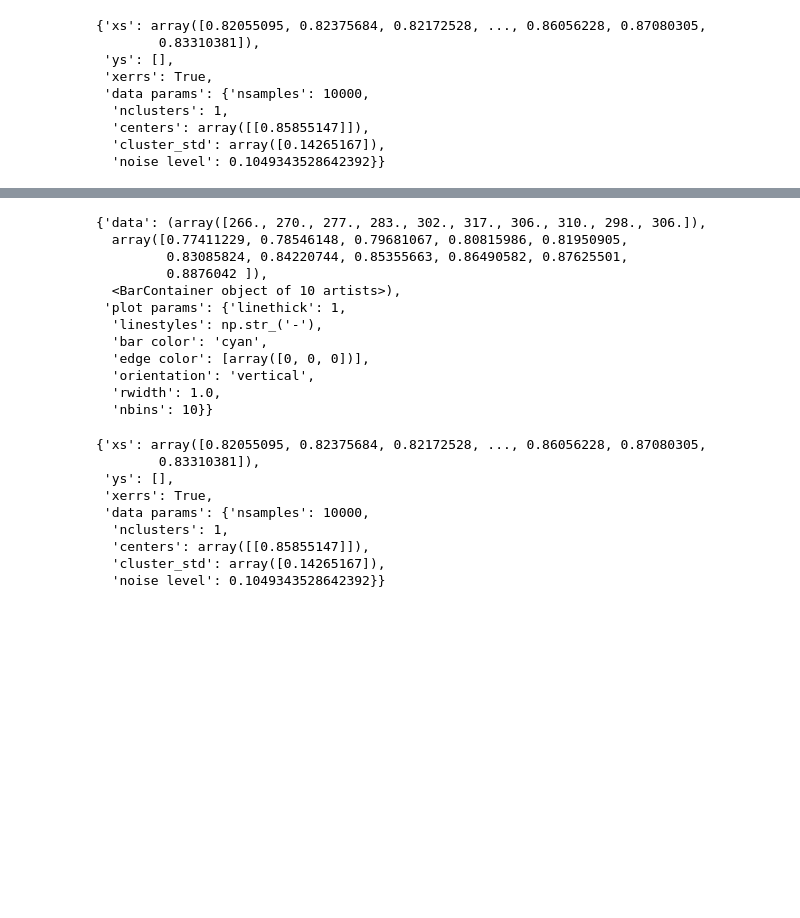
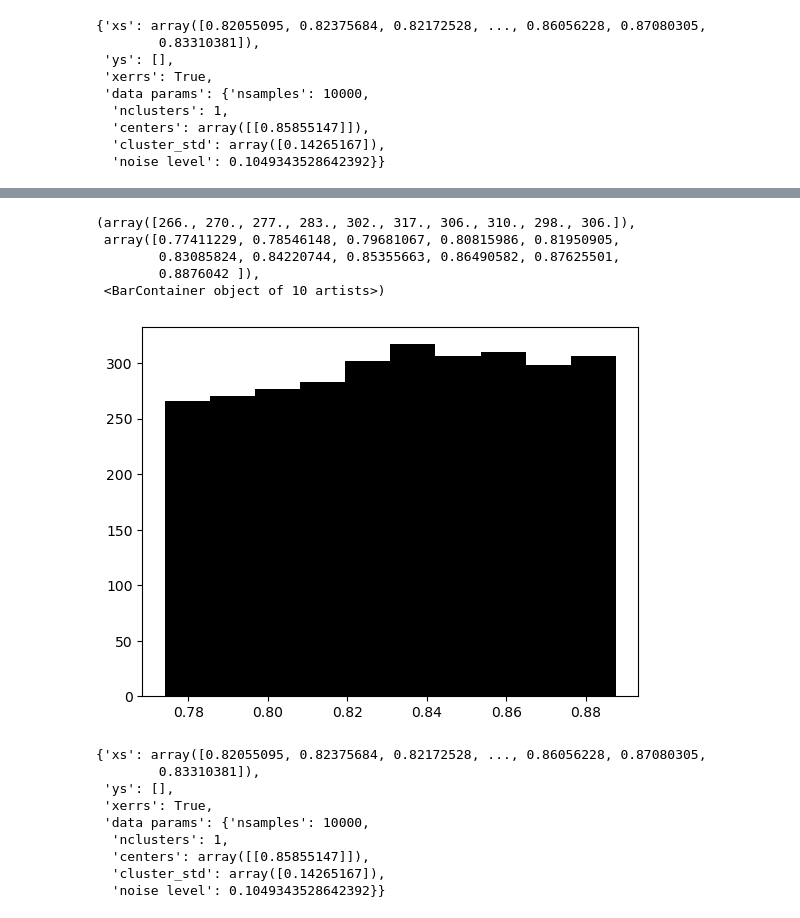
Before and after one commit to ReadingTimeMachine/LLM_VQA_JCDL2025, a Jupyter notebook: create_example_hists_jcdl2025.ipynb, the cells around one changed output, grey strips where cells are left out. Cells and saved outputs as stored; diff of their text form; code cells hidden in the pictures; blank space fills up the shorter version.

```diff
--- a/create_example_hists_jcdl2025.ipynb
+++ b/create_example_hists_jcdl2025.ipynb
@@ -361,18 +407,12 @@ figsize (w,h) = (1.8, 2)
 # %%
-data_from_plot
+plt.hist(data_for_plot['xs'], color=[np.array([0, 0, 0])])#, edgecolor=(0,0,0))
 # %% [output]
-{'data': (array([266., 270., 277., 283., 302., 317., 306., 310., 298., 306.]),
-  array([0.77411229, 0.78546148, 0.79681067, 0.80815986, 0.81950905,
-         0.83085824, 0.84220744, 0.85355663, 0.86490582, 0.87625501,
-         0.8876042 ]),
-  <BarContainer object of 10 artists>),
- 'plot params': {'linethick': 1,
-  'linestyles': np.str_('-'),
-  'bar color': 'cyan',
-  'edge color': [array([0, 0, 0])],
-  'orientation': 'vertical',
-  'rwidth': 1.0,
-  'nbins': 10}}
+(array([266., 270., 277., 283., 302., 317., 306., 310., 298., 306.]),
+ array([0.77411229, 0.78546148, 0.79681067, 0.80815986, 0.81950905,
+        0.83085824, 0.84220744, 0.85355663, 0.86490582, 0.87625501,
+        0.8876042 ]),
+ <BarContainer object of 10 artists>)
+[figure, added]
 # %%
 data_for_plot
 # %% [output]
```
Also changed, not shown: parts of 6 cells of this notebook, 1 other file.
